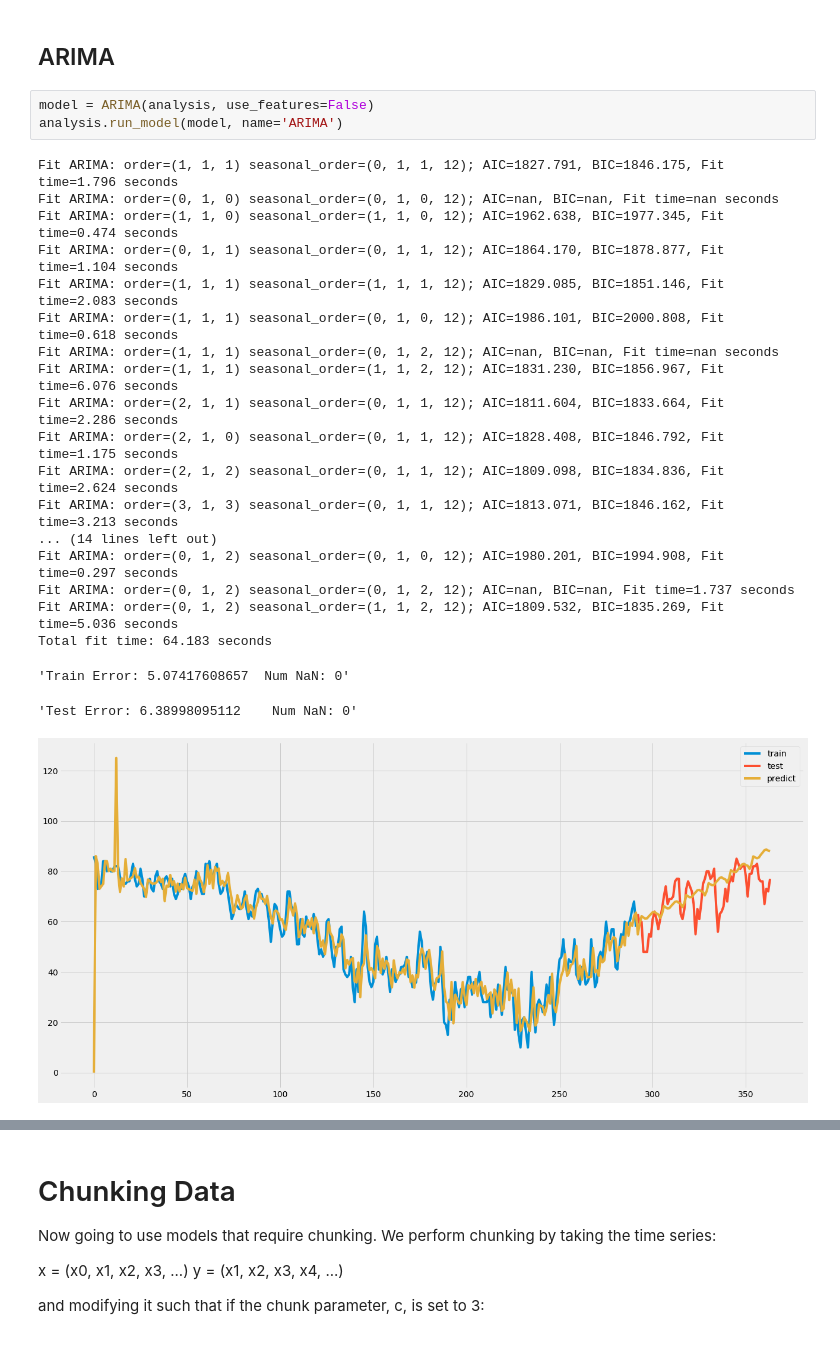
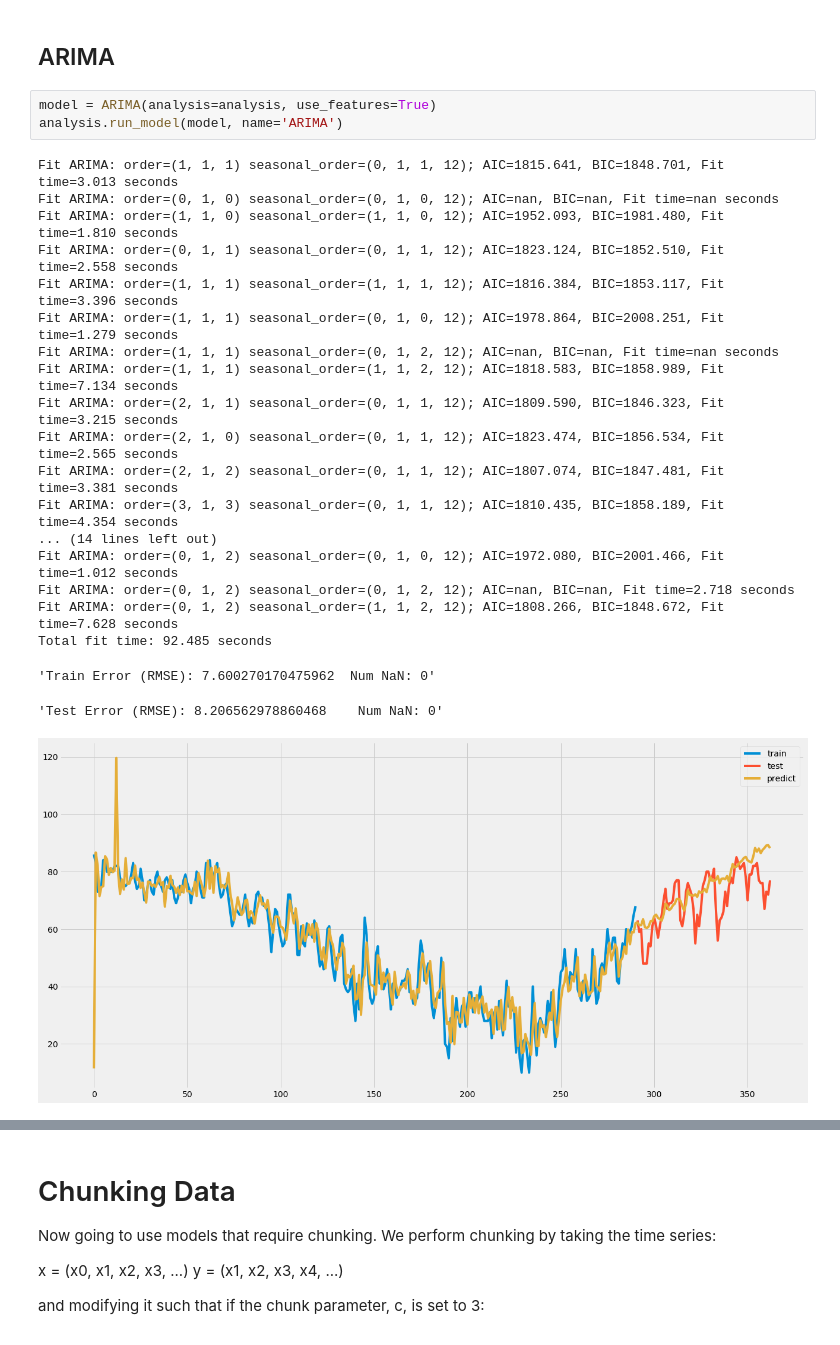
Before and after one commit to fdabek1/irregulartimeseries, a Jupyter notebook: 03-FeaturesOther_p.ipynb, the cells around one changed output, grey strips where cells are left out. Cells and saved outputs as stored; diff of their text form.

```diff
--- a/03-FeaturesOther_p.ipynb
+++ b/03-FeaturesOther_p.ipynb
@@ -32,28 +32,28 @@ Raw Data means that the model simply takes the data as a sequence and no data ma
 # %% [markdown]
 ## ARIMA
 # %%
-model = ARIMA(analysis, use_features=False)
+model = ARIMA(analysis=analysis, use_features=True)
 analysis.run_model(model, name='ARIMA')
 # %% [output]
-Fit ARIMA: order=(1, 1, 1) seasonal_order=(0, 1, 1, 12); AIC=1827.791, BIC=1846.175, Fit time=1.796 seconds
+Fit ARIMA: order=(1, 1, 1) seasonal_order=(0, 1, 1, 12); AIC=1815.641, BIC=1848.701, Fit time=3.013 seconds
 Fit ARIMA: order=(0, 1, 0) seasonal_order=(0, 1, 0, 12); AIC=nan, BIC=nan, Fit time=nan seconds
-Fit ARIMA: order=(1, 1, 0) seasonal_order=(1, 1, 0, 12); AIC=1962.638, BIC=1977.345, Fit time=0.474 seconds
-Fit ARIMA: order=(0, 1, 1) seasonal_order=(0, 1, 1, 12); AIC=1864.170, BIC=1878.877, Fit time=1.104 seconds
-Fit ARIMA: order=(1, 1, 1) seasonal_order=(1, 1, 1, 12); AIC=1829.085, BIC=1851.146, Fit time=2.083 seconds
-Fit ARIMA: order=(1, 1, 1) seasonal_order=(0, 1, 0, 12); AIC=1986.101, BIC=2000.808, Fit time=0.618 seconds
+Fit ARIMA: order=(1, 1, 0) seasonal_order=(1, 1, 0, 12); AIC=1952.093, BIC=1981.480, Fit time=1.810 seconds
+Fit ARIMA: order=(0, 1, 1) seasonal_order=(0, 1, 1, 12); AIC=1823.124, BIC=1852.510, Fit time=2.558 seconds
+Fit ARIMA: order=(1, 1, 1) seasonal_order=(1, 1, 1, 12); AIC=1816.384, BIC=1853.117, Fit time=3.396 seconds
+Fit ARIMA: order=(1, 1, 1) seasonal_order=(0, 1, 0, 12); AIC=1978.864, BIC=2008.251, Fit time=1.279 seconds
 Fit ARIMA: order=(1, 1, 1) seasonal_order=(0, 1, 2, 12); AIC=nan, BIC=nan, Fit time=nan seconds
-Fit ARIMA: order=(1, 1, 1) seasonal_order=(1, 1, 2, 12); AIC=1831.230, BIC=1856.967, Fit time=6.076 seconds
-Fit ARIMA: order=(2, 1, 1) seasonal_order=(0, 1, 1, 12); AIC=1811.604, BIC=1833.664, Fit time=2.286 seconds
-Fit ARIMA: order=(2, 1, 0) seasonal_order=(0, 1, 1, 12); AIC=1828.408, BIC=1846.792, Fit time=1.175 seconds
-Fit ARIMA: order=(2, 1, 2) seasonal_order=(0, 1, 1, 12); AIC=1809.098, BIC=1834.836, Fit time=2.624 seconds
-Fit ARIMA: order=(3, 1, 3) seasonal_order=(0, 1, 1, 12); AIC=1813.071, BIC=1846.162, Fit time=3.213 seconds
+Fit ARIMA: order=(1, 1, 1) seasonal_order=(1, 1, 2, 12); AIC=1818.583, BIC=1858.989, Fit time=7.134 seconds
+Fit ARIMA: order=(2, 1, 1) seasonal_order=(0, 1, 1, 12); AIC=1809.590, BIC=1846.323, Fit time=3.215 seconds
+Fit ARIMA: order=(2, 1, 0) seasonal_order=(0, 1, 1, 12); AIC=1823.474, BIC=1856.534, Fit time=2.565 seconds
+Fit ARIMA: order=(2, 1, 2) seasonal_order=(0, 1, 1, 12); AIC=1807.074, BIC=1847.481, Fit time=3.381 seconds
+Fit ARIMA: order=(3, 1, 3) seasonal_order=(0, 1, 1, 12); AIC=1810.435, BIC=1858.189, Fit time=4.354 seconds
 ... (14 lines left out)
-Fit ARIMA: order=(0, 1, 2) seasonal_order=(0, 1, 0, 12); AIC=1980.201, BIC=1994.908, Fit time=0.297 seconds
-Fit ARIMA: order=(0, 1, 2) seasonal_order=(0, 1, 2, 12); AIC=nan, BIC=nan, Fit time=1.737 seconds
-Fit ARIMA: order=(0, 1, 2) seasonal_order=(1, 1, 2, 12); AIC=1809.532, BIC=1835.269, Fit time=5.036 seconds
-Total fit time: 64.183 seconds
+Fit ARIMA: order=(0, 1, 2) seasonal_order=(0, 1, 0, 12); AIC=1972.080, BIC=2001.466, Fit time=1.012 seconds
+Fit ARIMA: order=(0, 1, 2) seasonal_order=(0, 1, 2, 12); AIC=nan, BIC=nan, Fit time=2.718 seconds
+Fit ARIMA: order=(0, 1, 2) seasonal_order=(1, 1, 2, 12); AIC=1808.266, BIC=1848.672, Fit time=7.628 seconds
+Total fit time: 92.485 seconds
-'Train Error: 5.07417608657  Num NaN: 0'
+'Train Error (RMSE): 7.600270170475962  Num NaN: 0'
-'Test Error: 6.38998095112    Num NaN: 0'
+'Test Error (RMSE): 8.206562978860468    Num NaN: 0'
-[figure, old version]
+[figure, new version]
 # %%
 from sklearn.neighbors import KNeighborsRegressor
```
Also changed, not shown: parts of 18 cells of this notebook, 16 other files.
